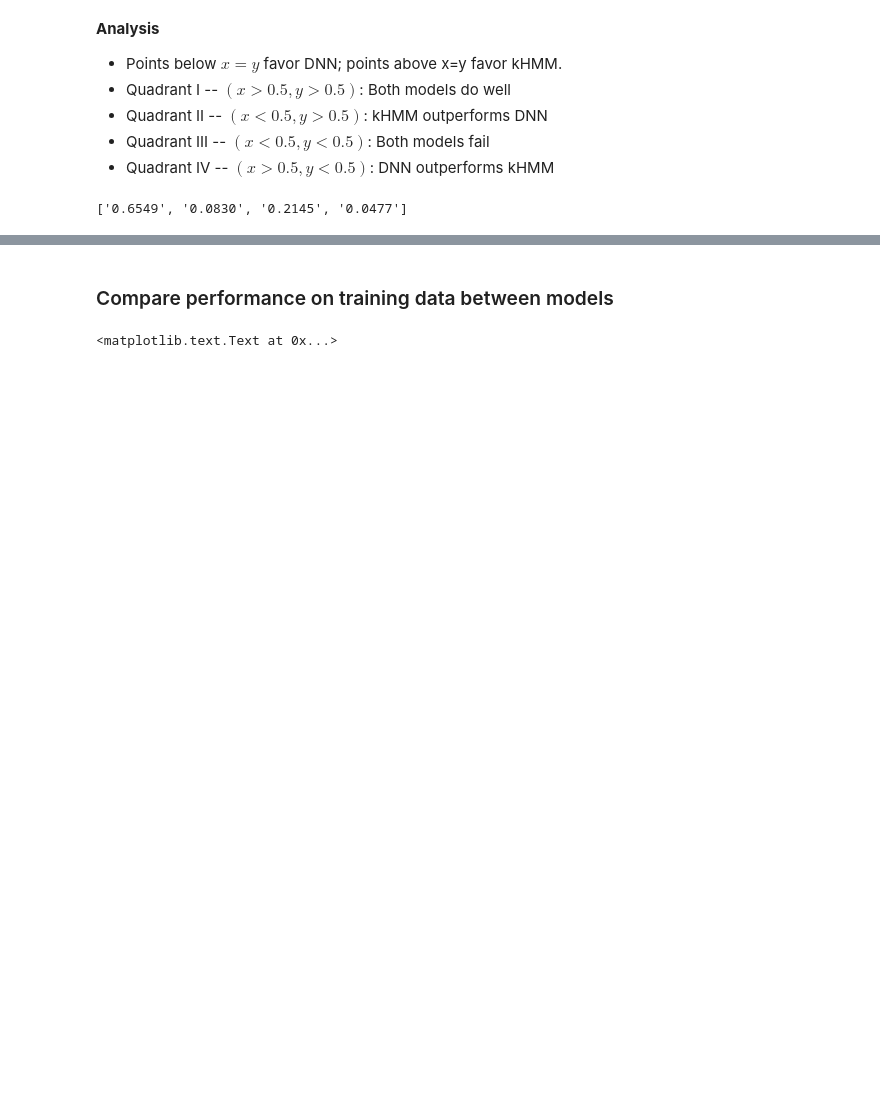
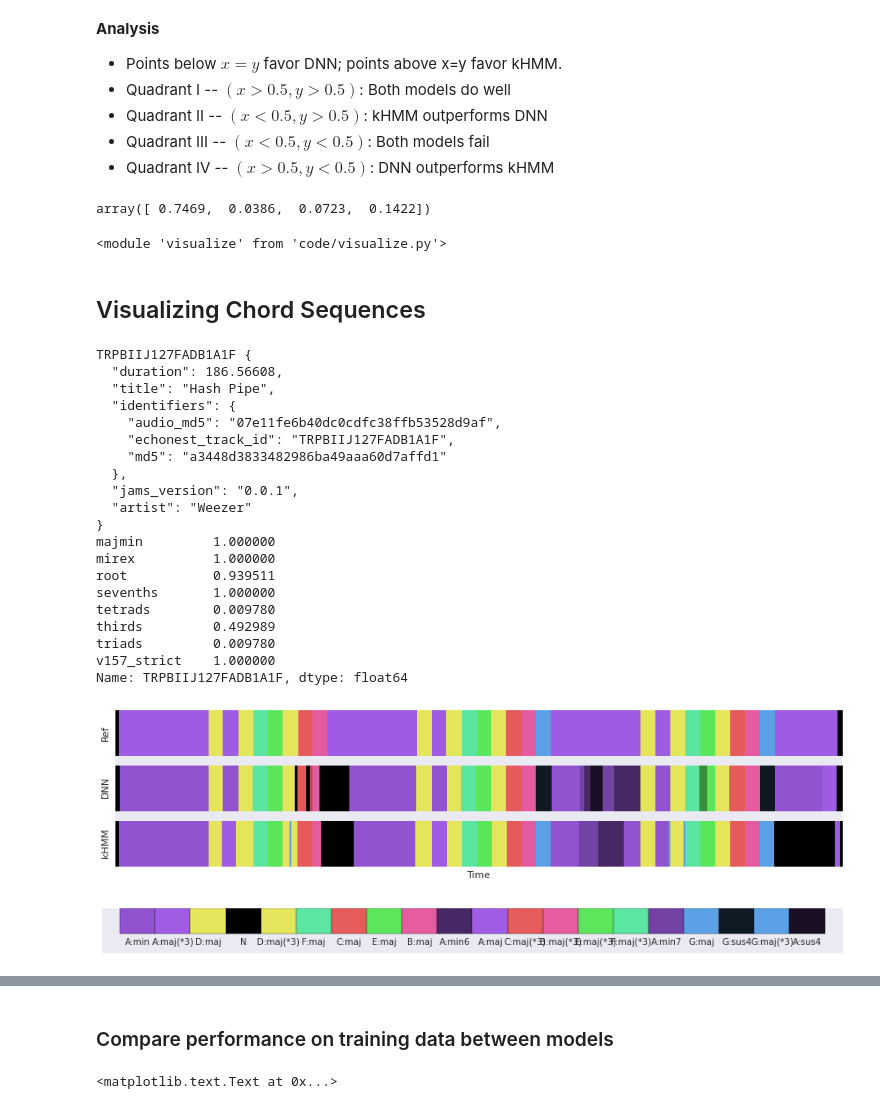
Before and after one commit to ejhumphrey/ace-lessons, a Jupyter notebook: experiments.ipynb, the cells around one changed output, grey strips where cells are left out. Drawn from its saved outputs; the diff is of its cells as text; code cells hidden in the pictures; blank space fills up the shorter version.

```diff
--- a/experiments.ipynb
+++ b/experiments.ipynb
@@ -134,7 +138,12 @@ quad2_idx = (X < 0.5) & (Y > 0.5)
 quad3_idx = (X < 0.5) & (Y < 0.5)
 quad4_idx = (X > 0.5) & (Y < 0.5)
 
-print(["{0:0.4f}".format(sum(i)/float(len(X)))
-       for i in quad1_idx, quad2_idx, quad3_idx, quad4_idx])
+np.array([i.mean() for i in quad1_idx, quad2_idx, quad3_idx, quad4_idx])
 # %% [output]
-['0.6549', '0.0830', '0.2145', '0.0477']
+array([ 0.7469,  0.0386,  0.0723,  0.1422])
+# %%
+reload(lex);reload(util);reload(viz)
+# %% [output]
+<module 'visualize' from 'code/visualize.py'>
+# %% [markdown]
+## Visualizing Chord Sequences
@@ -140,0 +155,31 @@ print(["{0:0.4f}".format(sum(i)/float(len(X)))
+# %%
+# Quad III
+key = filter(lambda x:x.startswith('TRPBII'), all_jams.keys())[0]
+print key, all_jams[key].file_metadata
+print (all_DNN_test.ix[key])
+figs = viz.plot_annotations(
+    [all_jams[key].chord[0], DNN_test_jams[key].chord[0], kHMM_test_jams[key].chord[0]],
+    ['Ref', 'DNN', 'kHMM'], (12, 3), (12, 1), vocab='soft')
+# %% [output]
+TRPBIIJ127FADB1A1F {
+  "duration": 186.56608,
+  "title": "Hash Pipe",
+  "identifiers": {
+    "audio_md5": "07e11fe6b40dc0cdfc38ffb53528d9af",
+    "echonest_track_id": "TRPBIIJ127FADB1A1F",
+    "md5": "a3448d3833482986ba49aaa60d7affd1"
+  },
+  "jams_version": "0.0.1",
+  "artist": "Weezer"
+}
+majmin         1.000000
+mirex          1.000000
+root           0.939511
+sevenths       1.000000
+tetrads        0.009780
+thirds         0.492989
+triads         0.009780
+v157_strict    1.000000
+Name: TRPBIIJ127FADB1A1F, dtype: float64
+[figure, added]
+[figure, added]
```
Also changed, not shown: parts of 24 cells of this notebook.
